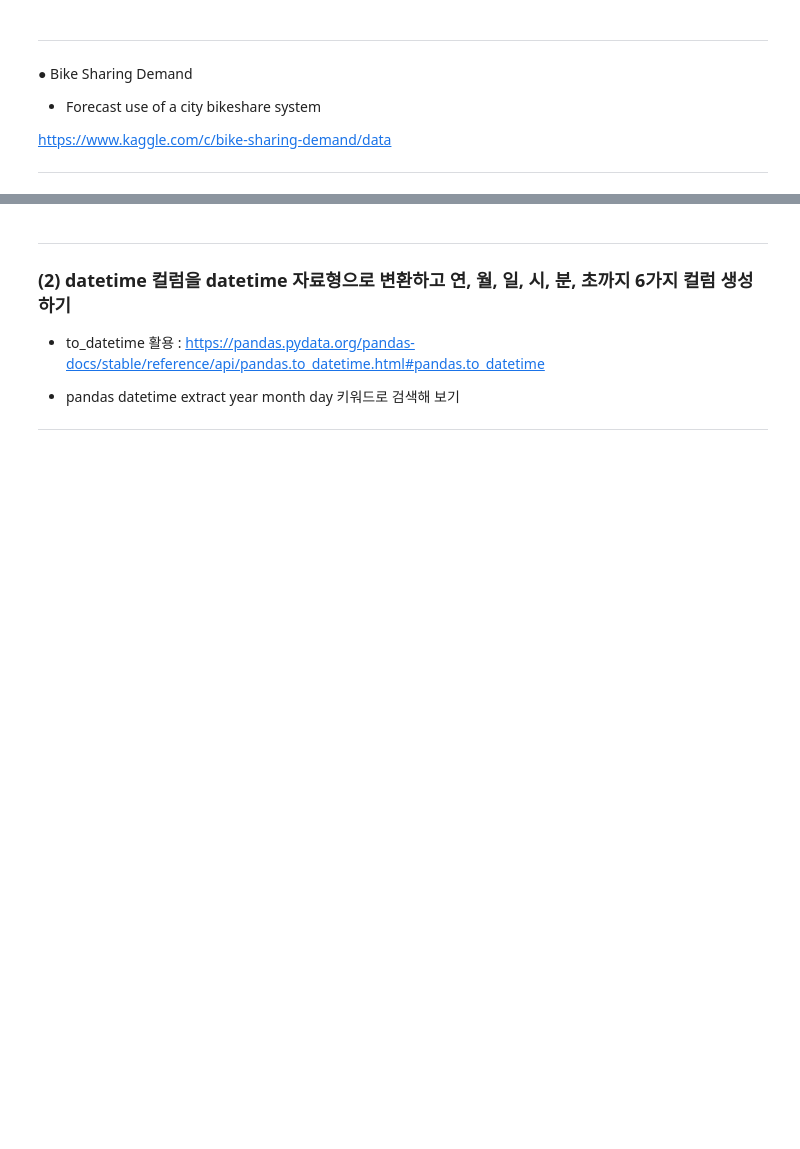
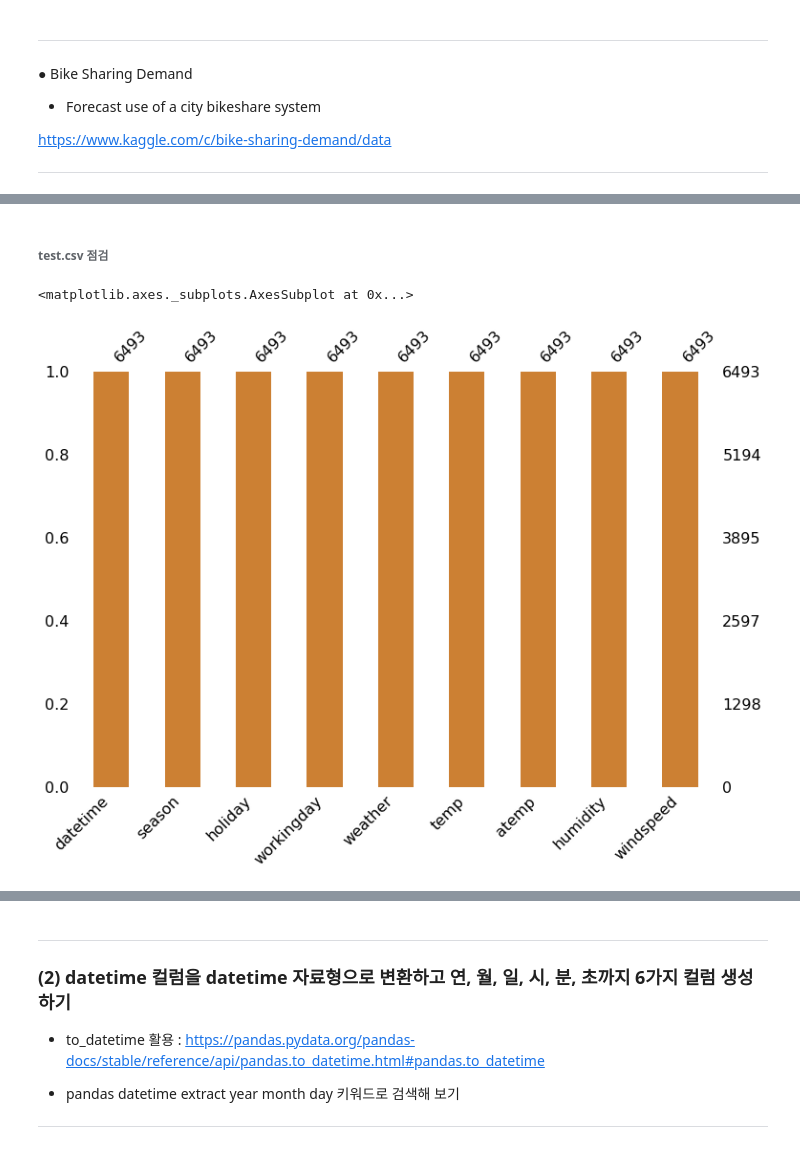
Before and after one commit to aivrm/ai, a Jupyter notebook: EX_2_13_프로젝트_2_날씨_좋은_월요일_오후_세_시,_자전거_타는_사람은_몇_명?.ipynb, the cells around one changed output, grey strips where cells are left out. Saved outputs shown, nothing was run; the diff lists cells and outputs as text; code cells hidden in the pictures; blank space fills up the shorter version.

```diff
--- a/EX_2_13_프로젝트_2_날씨_좋은_월요일_오후_세_시,_자전거_타는_사람은_몇_명?.ipynb
+++ b/EX_2_13_프로젝트_2_날씨_좋은_월요일_오후_세_시,_자전거_타는_사람은_몇_명?.ipynb
@@ -145,0 +122,7 @@ array([ 0.03807591,  0.05068012,  0.06169621,  0.02187235, -0.0442235 ,
+# %% [markdown]
+###### test.csv 점검
+# %%
+msno.bar(df=test.iloc[:, :], figsize=(12, 8), color=(0.8, 0.5, 0.2))
+# %% [output]
+<matplotlib.axes._subplots.AxesSubplot at 0x...>
+[figure, added]
```
Also changed, not shown: parts of 171 cells of this notebook.
